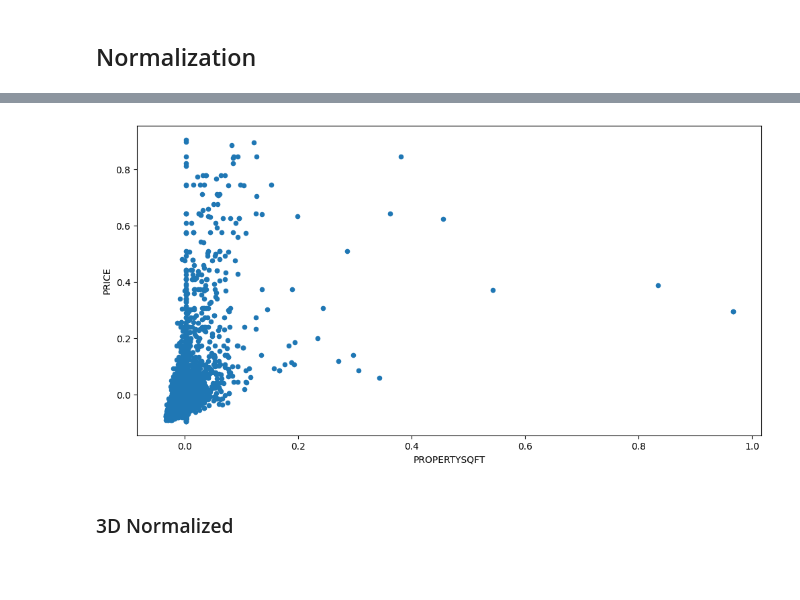
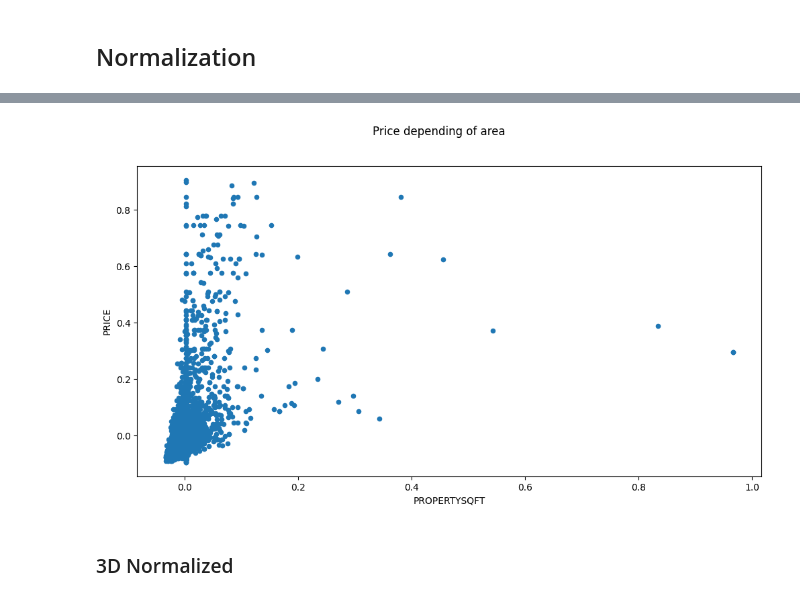
Before and after one commit to lexxai/goit_python_ds_hw_03, a Jupyter notebook: Lection_3_prepare.ipynb, the cells around one changed output, grey strips where cells are left out. Drawn from its saved outputs; the diff is of its cells as text; code cells hidden in the pictures; blank space fills up the shorter version.

```diff
--- a/Lection_3_prepare.ipynb
+++ b/Lection_3_prepare.ipynb
@@ -231,8 +238,9 @@ norm.sample(2)
 # %%
 norm.plot(x=data_columns[0], y=data_columns[1], kind='scatter', figsize=(12,6))
+plt.suptitle("Price depending of area")
 plt.show()
 # %% [output]
-[figure, old version]
+[figure, new version]
 # %% [markdown]
 ### 3D Normalized
 # %%
```
Also changed, not shown: parts of 26 cells of this notebook.
